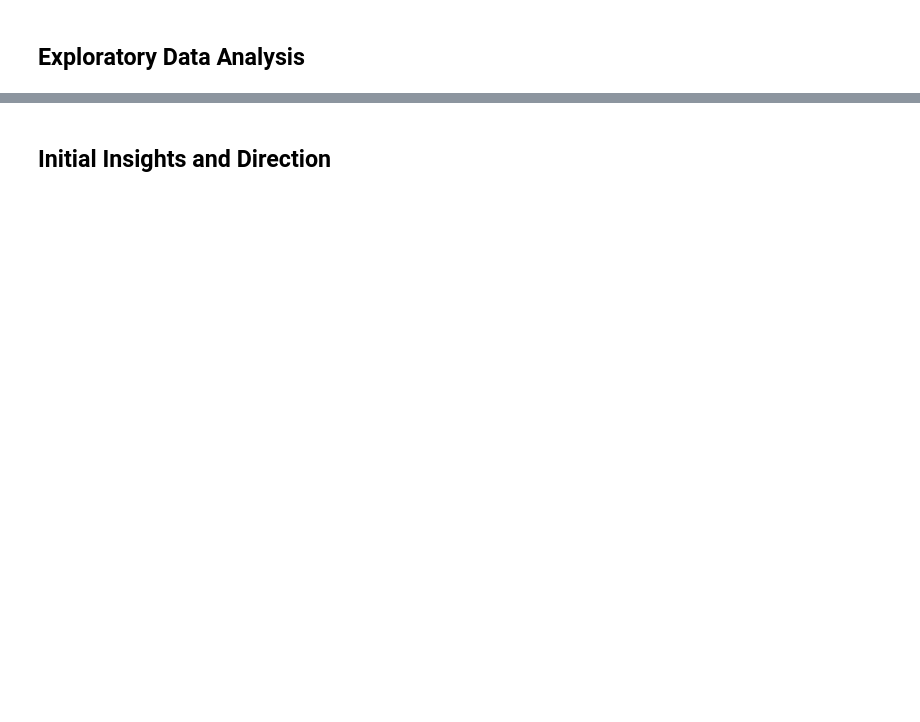
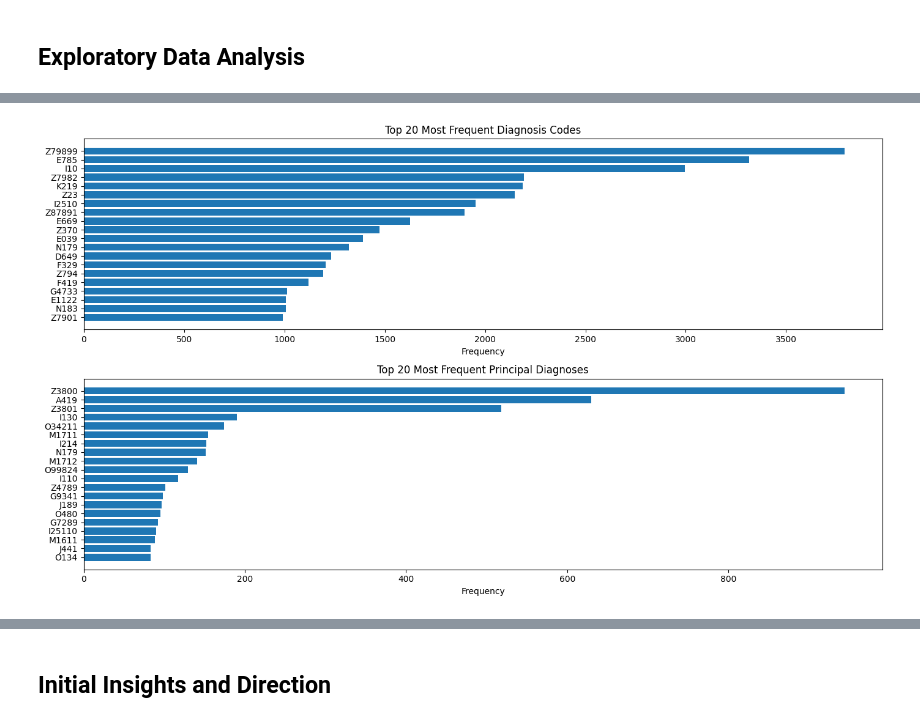
Before and after one commit to stellasdong/676_project, a Jupyter notebook: checkpoint1.ipynb, the cells around one changed output, grey strips where cells are left out. Drawn from its saved outputs; the diff is of its cells as text; code cells hidden in the pictures; blank space fills up the shorter version.

```diff
--- a/checkpoint1.ipynb
+++ b/checkpoint1.ipynb
@@ -141,0 +412,27 @@ The trade-offs for this dataset is that this dataset requires linking to other d
+# %%
+# Visualization
+plt.figure(figsize=(14, 8))
+
+# Top 20 overall
+plt.subplot(2, 1, 1)
+top_20_codes = [code for code, _ in top_diagnoses[:20]]
+top_20_counts = [count for _, count in top_diagnoses[:20]]
+plt.barh(range(len(top_20_codes)), top_20_counts)
+plt.yticks(range(len(top_20_codes)), top_20_codes)
+plt.xlabel('Frequency')
+plt.title('Top 20 Most Frequent Diagnosis Codes')
+plt.gca().invert_yaxis()
+
+# Top 20 principal diagnoses only
+plt.subplot(2, 1, 2)
+princ_top_20 = df['PRINC_DIAG_CODE'].value_counts().head(20)
+plt.barh(range(len(princ_top_20)), princ_top_20.values)
+plt.yticks(range(len(princ_top_20)), princ_top_20.index)
+plt.xlabel('Frequency')
+plt.title('Top 20 Most Frequent Principal Diagnoses')
+plt.gca().invert_yaxis()
+
+plt.tight_layout()
+plt.show()
+# %% [output]
+[figure, added]
```
Also changed, not shown: parts of 26 cells of this notebook.
